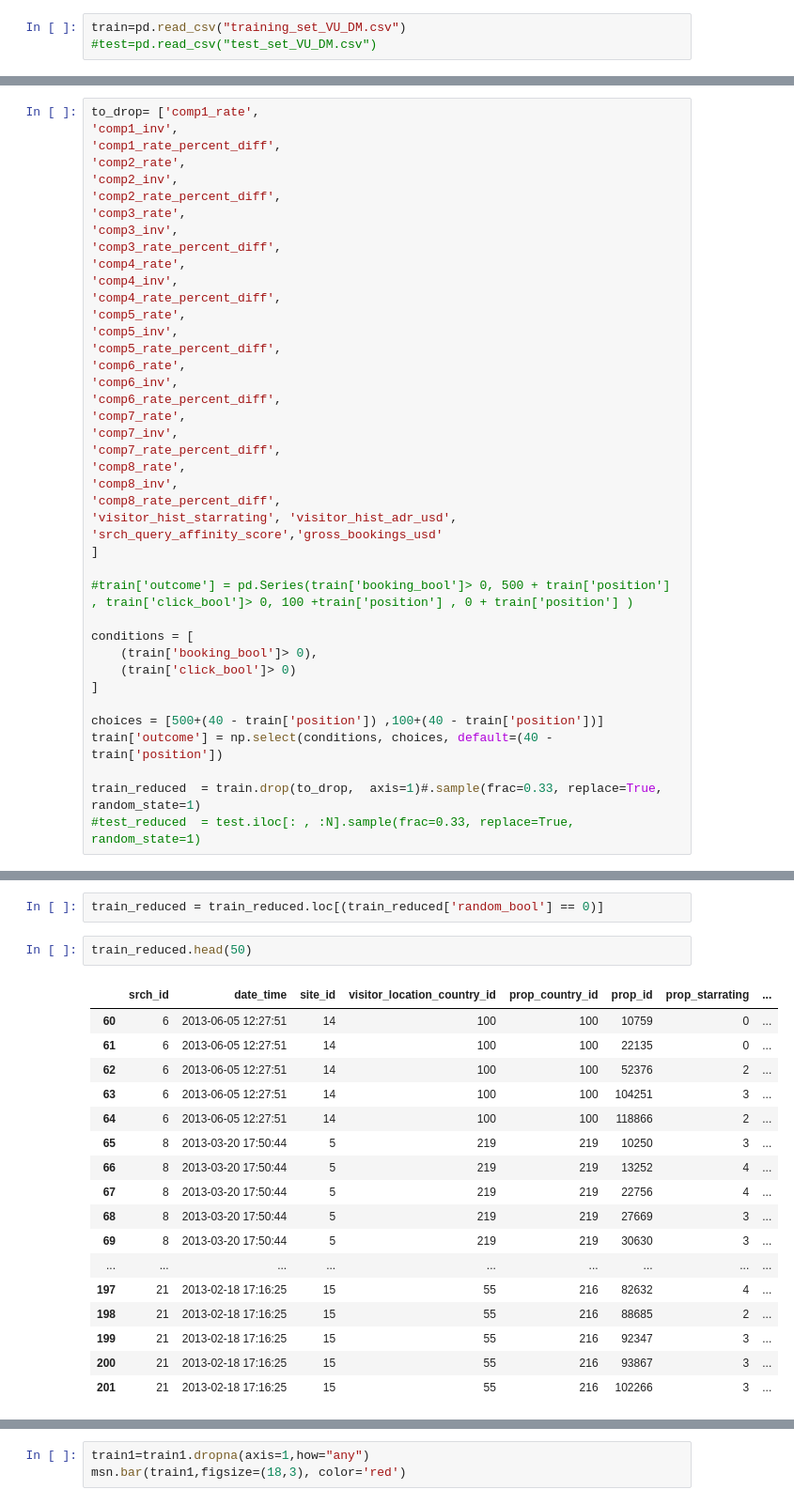
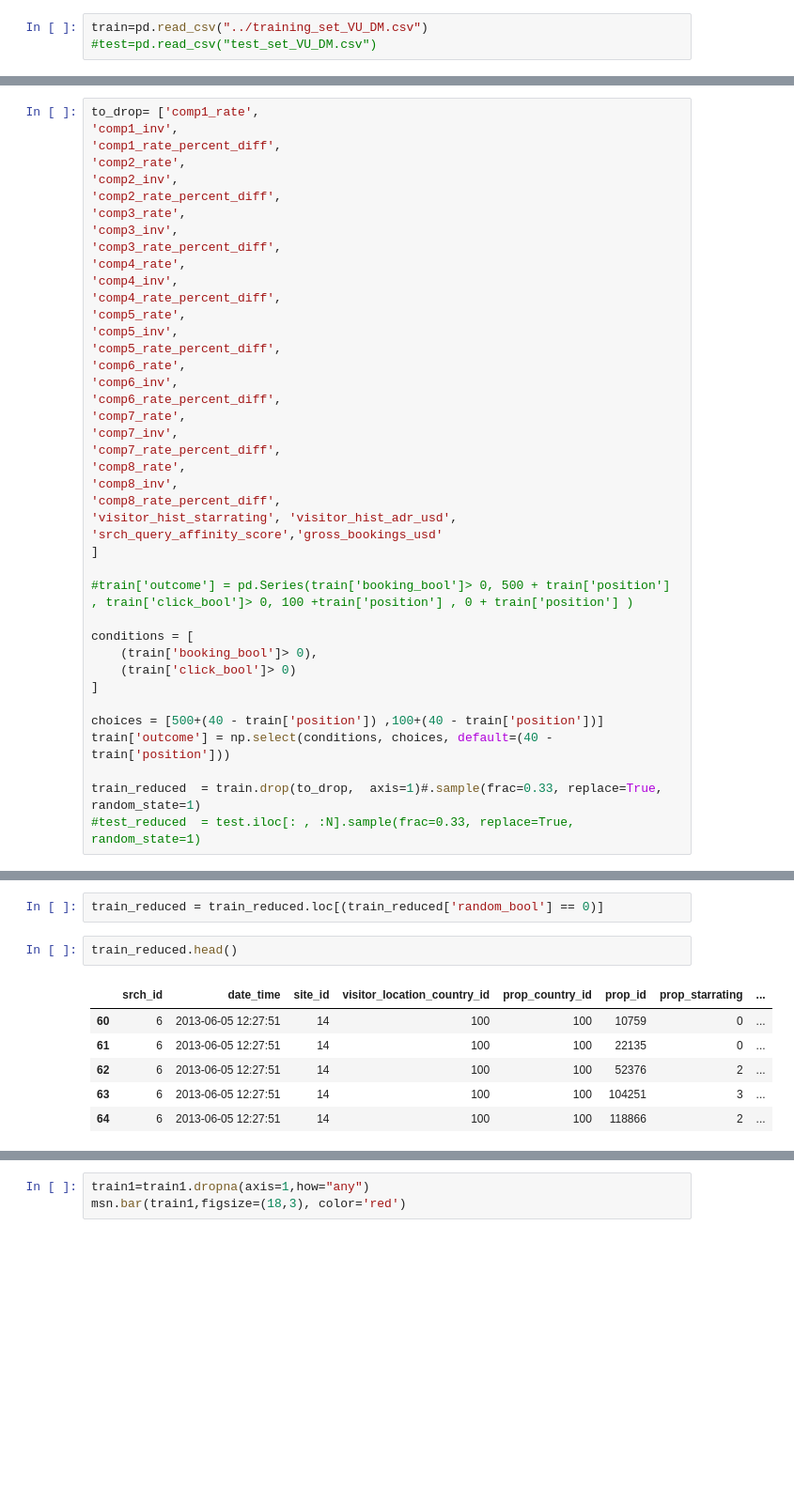
Before and after one commit to AdamSwift95/dm_g_189, a Jupyter notebook: eda1.ipynb, the cells around one changed output, grey strips where cells are left out. Shown: that part at 94% size. Cells and saved outputs as stored; diff of their text form; blank space fills up the shorter version.

```diff
--- a/eda1.ipynb
+++ b/eda1.ipynb
@@ -9,5 +9,5 @@ import dexplot as dxp
 import numpy as np
 from scipy.stats import spearmanr
 # %%
-train=pd.read_csv("training_set_VU_DM.csv")
+train=pd.read_csv("../training_set_VU_DM.csv")
 #test=pd.read_csv("test_set_VU_DM.csv")
@@ -47,7 +69,7 @@ conditions = [
 ]
 
 choices = [500+(40 - train['position']) ,100+(40 - train['position'])]
-train['outcome'] = np.select(conditions, choices, default=(40 - train['position'])
+train['outcome'] = np.select(conditions, choices, default=(40 - train['position']))
 
 train_reduced  = train.drop(to_drop,  axis=1)#.sample(frac=0.33, replace=True, random_state=1)
 #test_reduced  = test.iloc[: , :N].sample(frac=0.33, replace=True, random_state=1)
@@ -147,22 +162,11 @@ plt.show()
 # %%
 train_reduced = train_reduced.loc[(train_reduced['random_bool'] == 0)]
 # %%
-train_reduced.head(50)
+train_reduced.head()
 # %% [output]
 |  | srch_id | date_time | site_id | visitor_location_country_id | prop_country_id | prop_id | prop_starrating | ... |
 | 60 | 6 | 2013-06-05 12:27:51 | 14 | 100 | 100 | 10759 | 0 | ... |
 | 61 | 6 | 2013-06-05 12:27:51 | 14 | 100 | 100 | 22135 | 0 | ... |
 | 62 | 6 | 2013-06-05 12:27:51 | 14 | 100 | 100 | 52376 | 2 | ... |
 | 63 | 6 | 2013-06-05 12:27:51 | 14 | 100 | 100 | 104251 | 3 | ... |
 | 64 | 6 | 2013-06-05 12:27:51 | 14 | 100 | 100 | 118866 | 2 | ... |
-| 65 | 8 | 2013-03-20 17:50:44 | 5 | 219 | 219 | 10250 | 3 | ... |
-| 66 | 8 | 2013-03-20 17:50:44 | 5 | 219 | 219 | 13252 | 4 | ... |
-| 67 | 8 | 2013-03-20 17:50:44 | 5 | 219 | 219 | 22756 | 4 | ... |
-| 68 | 8 | 2013-03-20 17:50:44 | 5 | 219 | 219 | 27669 | 3 | ... |
-| 69 | 8 | 2013-03-20 17:50:44 | 5 | 219 | 219 | 30630 | 3 | ... |
-| ... | ... | ... | ... | ... | ... | ... | ... | ... |
-| 197 | 21 | 2013-02-18 17:16:25 | 15 | 55 | 216 | 82632 | 4 | ... |
-| 198 | 21 | 2013-02-18 17:16:25 | 15 | 55 | 216 | 88685 | 2 | ... |
-| 199 | 21 | 2013-02-18 17:16:25 | 15 | 55 | 216 | 92347 | 3 | ... |
-| 200 | 21 | 2013-02-18 17:16:25 | 15 | 55 | 216 | 93867 | 3 | ... |
-| 201 | 21 | 2013-02-18 17:16:25 | 15 | 55 | 216 | 102266 | 3 | ... |
```
Also changed, not shown: parts of 24 cells of this notebook, 11 other files.
